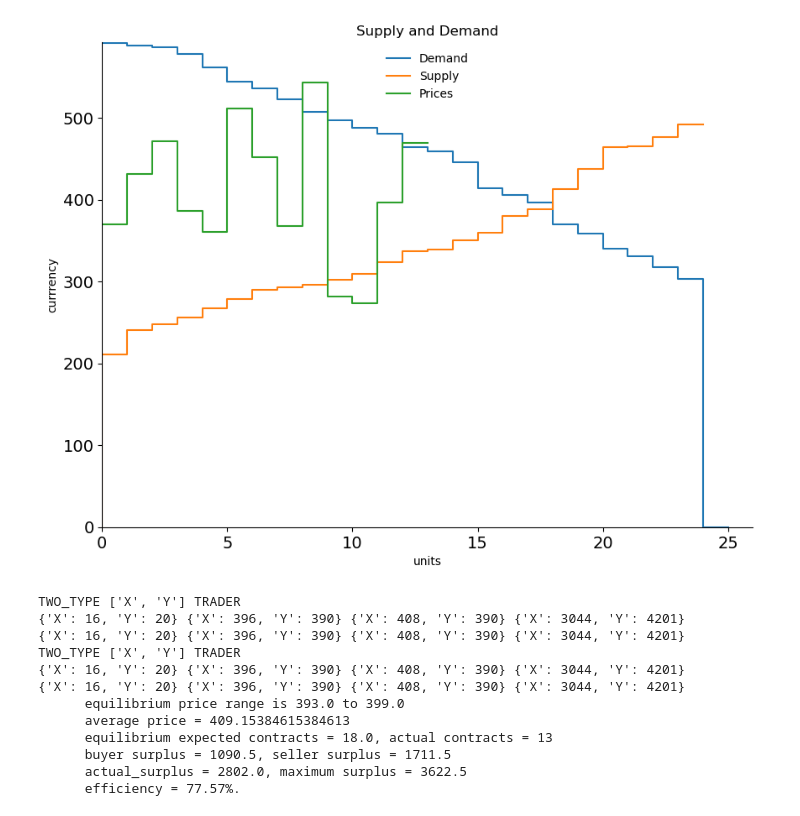
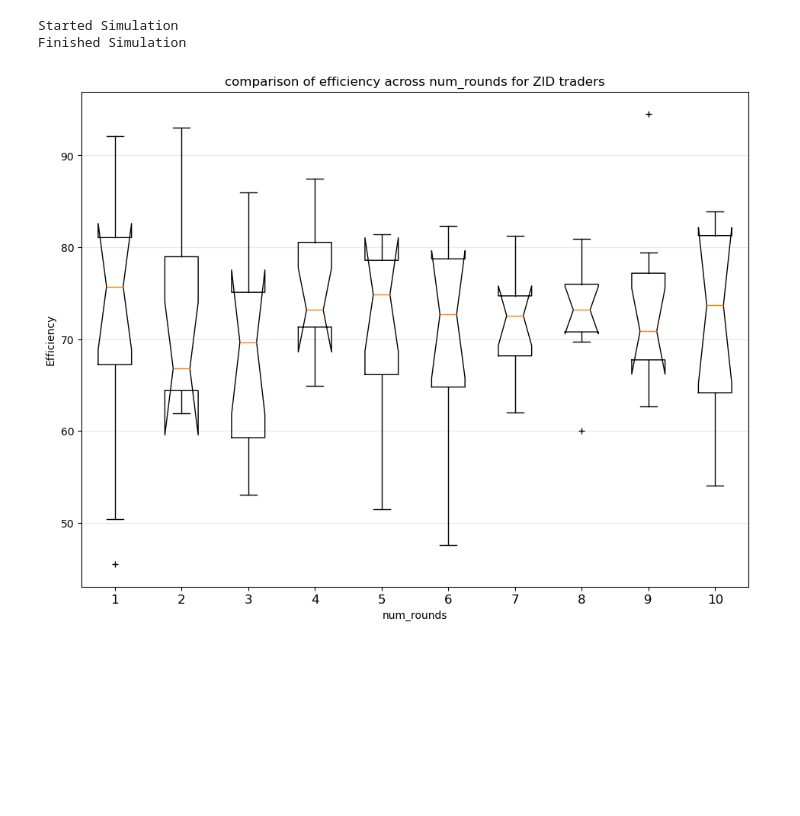
Before and after one commit to Kmccabe/dm_markets, a Jupyter notebook: modules_v3/notebooks/quicktester.ipynb, the cells around one changed output. Saved outputs shown, nothing was run; the diff lists cells and outputs as text; code cells hidden in the pictures; blank space fills up the shorter version.

Commit message:
Movement works with two-type

```diff
--- a/modules_v3/notebooks/quicktester.ipynb
+++ b/modules_v3/notebooks/quicktester.ipynb
@@ -100,20 +43,0 @@ contracts
-# %%
-pr_1 = results.ProcessResults(market, sim_name, agents, contracts, debug, market_type=m_type, item_types=i_types)
-pr_1.plot_prices()
-
-pr_1.get_results()
-pr_1.display_results()
-# %% [output]
-[figure, removed]
-TWO_TYPE ['X', 'Y'] TRADER
-{'X': 16, 'Y': 20} {'X': 396, 'Y': 390} {'X': 408, 'Y': 390} {'X': 3044, 'Y': 4201}
-{'X': 16, 'Y': 20} {'X': 396, 'Y': 390} {'X': 408, 'Y': 390} {'X': 3044, 'Y': 4201}
-TWO_TYPE ['X', 'Y'] TRADER
-{'X': 16, 'Y': 20} {'X': 396, 'Y': 390} {'X': 408, 'Y': 390} {'X': 3044, 'Y': 4201}
-{'X': 16, 'Y': 20} {'X': 396, 'Y': 390} {'X': 408, 'Y': 390} {'X': 3044, 'Y': 4201}
-      equilibrium price range is 393.0 to 399.0
-      average price = 409.15384615384613
-      equilibrium expected contracts = 18.0, actual contracts = 13
-      buyer surplus = 1090.5, seller surplus = 1711.5
-      actual_surplus = 2802.0, maximum surplus = 3622.5
-      efficiency = 77.57%.
@@ -120,2 +326,59 @@ TWO_TYPE ['X', 'Y'] TRADER
+# %%
+ZID = dm_agents.ZID     # name of agent class
+ZIDA = dm_agents.ZIDA   # name of agent class
+ZIDP = dm_agents.ZIDP   # name of class that accepts best offer
+
+trader_objects = [(ZID, 10), (ZID, 10)]     # List of artificial traders, length 2, can be same
+sim_name = "test_one"    # will be the folder name
+plot_on = False                   # Plots each week
+debug = False                     # Provide verbose information
+
+controls = {
+    'num_weeks': 1,
+    'num_periods': 30,
+    'num_rounds': [1, 2, 3, 4, 5, 6, 7, 8, 9, 10],
+    'grid_size': 5,
+    'num_traders': 20,
+    'num_units': 10,
+    'lower_bound': 200,
+    'upper_bound': 600,
+    'num_trials': global_num_trials,
+    'market_type': "TWO_TYPE",
+    'item_types': ['X','Y'],
+    'bidding_type': "ABSTRACT",
+    'default_rep': 100
+}
+
+key = 'num_rounds'
+graph_title = 'comparison of efficiency across ' + key + " for ZID traders"
+data_table_5 = make_simulation(controls, key, trader_objects)
+# %% [output]
+Started Simulation
+Finished Simulation
 # %%
- # TODO see if need to cnacel contracts after each round of bidding and restart bidding from scratch
+fig, ax1 = plt.subplots(figsize=(10, 10))
+fig.canvas.manager.set_window_title('A Boxplot Example')
+fig.subplots_adjust(left=0.075, right=0.95, top=0.9, bottom=0.25)
+
+bp = ax1.boxplot(data_table_5, notch=True, sym='+', vert=1, whis=1.5)
+plt.setp(bp['boxes'], color='black')
+plt.setp(bp['whiskers'], color='black')
+plt.setp(bp['fliers'], color='red', marker='+')
+
+# Add a horizontal grid to the plot, but make it very light in color
+# so we can use it for reading data values but not be distracting
+ax1.yaxis.grid(True, linestyle='-', which='major', color='lightgrey',
+               alpha=0.5)
+
+ax1.set(
+    axisbelow=True,  # Hide the grid behind plot objects
+    title=graph_title,
+    xlabel=key,
+    ylabel='Efficiency',
+)
+
+ax1.set_xticklabels(controls[key], fontsize=12)
+
+plt.show()
+# %% [output]
+[figure, added]
```
Also changed, not shown: parts of 5 cells of this notebook, 5 other files.
